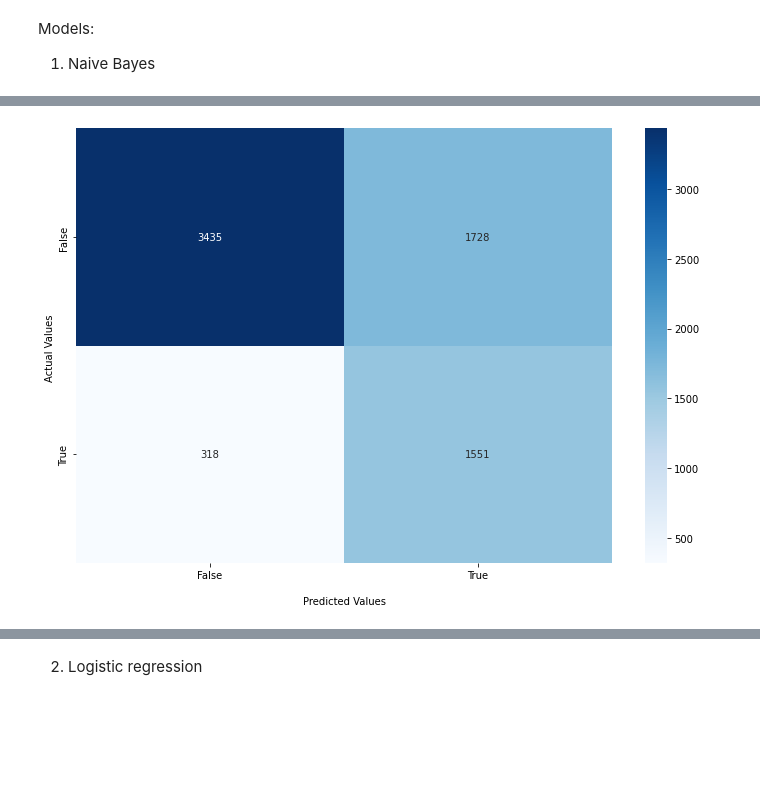
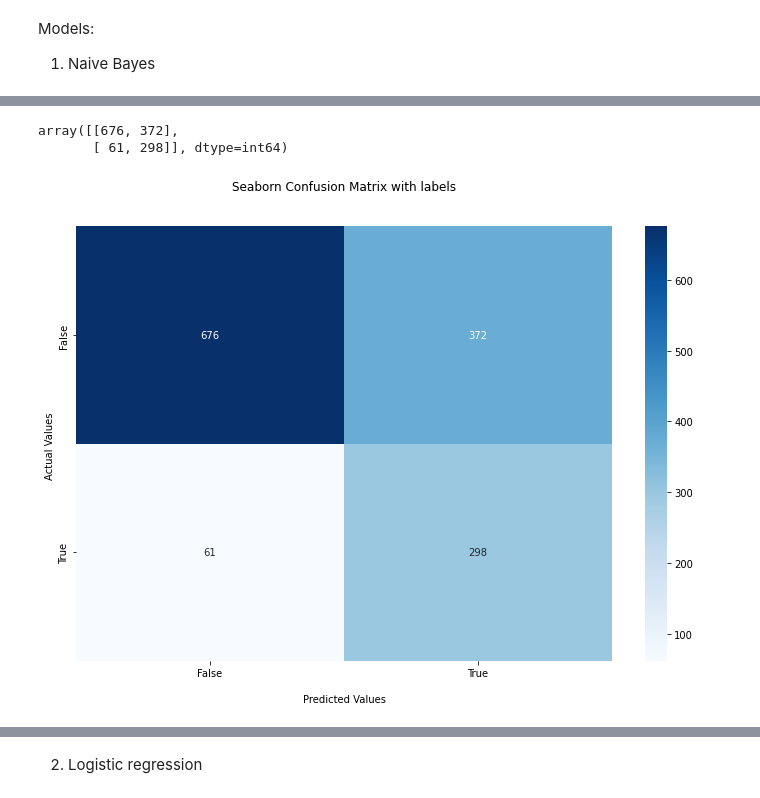
Before and after one commit to vytautasmu/Churn-Rate-Data-Analysis, a Jupyter notebook: model_building.ipynb, the cells around one changed output, grey strips where cells are left out. Saved outputs shown, nothing was run; the diff lists cells and outputs as text; code cells hidden in the pictures; blank space fills up the shorter version.

```diff
--- a/model_building.ipynb
+++ b/model_building.ipynb
@@ -56,15 +56,23 @@ weighted avg       0.79      0.70      0.71      1407
+# %%
+confusion_matrix(y_test,y_pred)
+# %% [output]
+array([[676, 372],
+       [ 61, 298]], dtype=int64)
 # %%
+import seaborn as sns
+cm=confusion_matrix(y_test,y_pred)
 plt.figure(figsize=(12,8))
 ax = sns.heatmap(cm, annot=True,fmt="d", cmap='Blues')
 
+ax.set_title('Seaborn Confusion Matrix with labels\n\n');
 ax.set_xlabel('\nPredicted Values')
 ax.set_ylabel('Actual Values ');
 
 ## Ticket labels - List must be in alphabetical order
 ax.xaxis.set_ticklabels(['False','True'])
 ax.yaxis.set_ticklabels(['False','True'])
 
 ## Display the visualization of the Confusion Matrix.
 plt.show()
 # %% [output]
-[figure, old version]
+[figure, new version]
```
Also changed, not shown: parts of 13 cells of this notebook.
